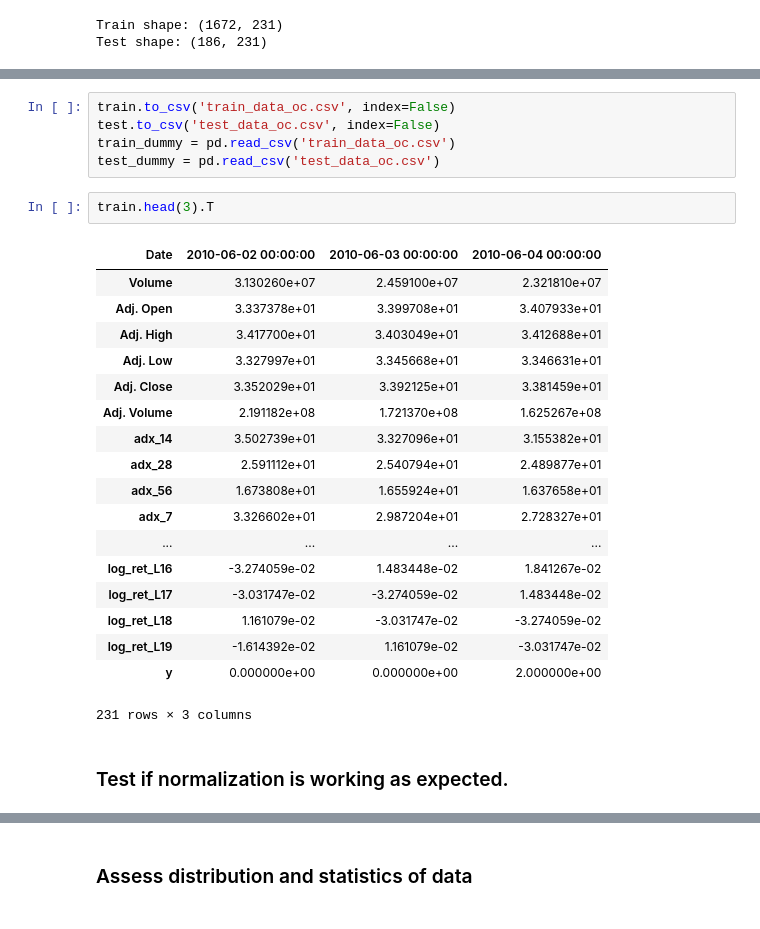
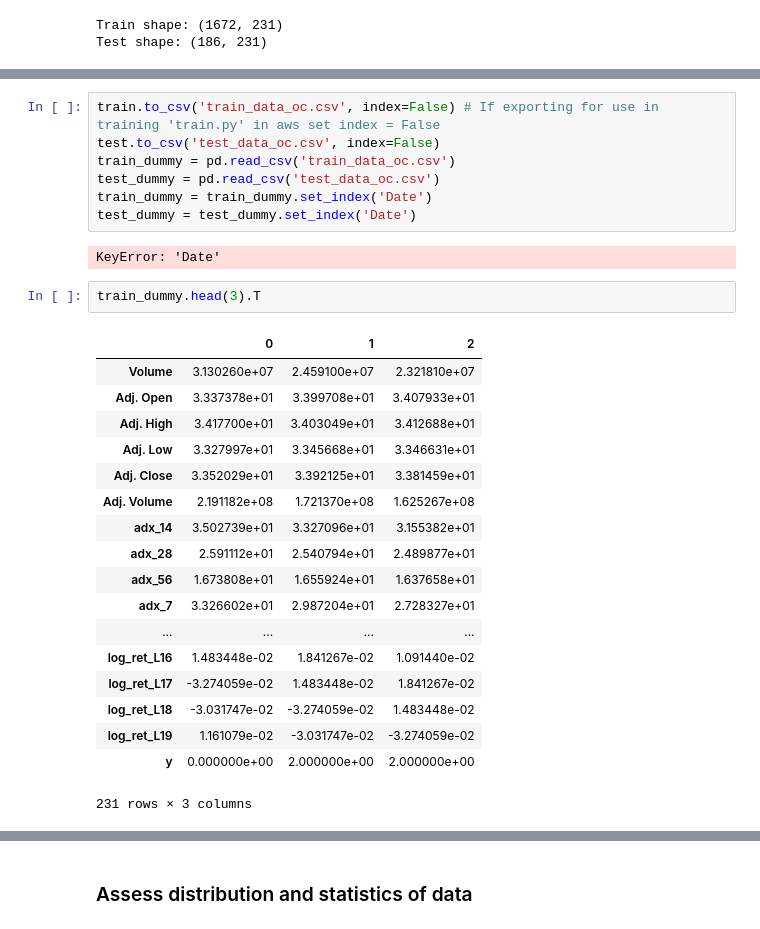
Before and after one commit to surfertas/quantitative_finance, a Jupyter notebook: strategies/rnn_classifier/2-3_time_series_prediction_feature_engineering_v5.ipynb, the cells around one changed output, grey strips where cells are left out. Cells and saved outputs as stored; diff of their text form.

```diff
--- a/strategies/rnn_classifier/2-3_time_series_prediction_feature_engineering_v5.ipynb
+++ b/strategies/rnn_classifier/2-3_time_series_prediction_feature_engineering_v5.ipynb
@@ -401,12 +455,16 @@ Test shape: (186, 231)
 # %%
-train.to_csv('train_data_oc.csv', index=False)
+train.to_csv('train_data_oc.csv', index=False) # If exporting for use in training 'train.py' in aws set index = False
 test.to_csv('test_data_oc.csv', index=False)
 train_dummy = pd.read_csv('train_data_oc.csv')
 test_dummy = pd.read_csv('test_data_oc.csv')
+train_dummy = train_dummy.set_index('Date')
+test_dummy = test_dummy.set_index('Date')
+# %% [output]
+KeyError: 'Date'
 # %%
-train.head(3).T
+train_dummy.head(3).T
 # %% [output]
-| Date | 2010-06-02 00:00:00 | 2010-06-03 00:00:00 | 2010-06-04 00:00:00 |
+|  | 0 | 1 | 2 |
 | Volume | 3.130260e+07 | 2.459100e+07 | 2.321810e+07 |
 | Adj. Open | 3.337378e+01 | 3.399708e+01 | 3.407933e+01 |
 | Adj. High | 3.417700e+01 | 3.403049e+01 | 3.412688e+01 |
@@ -418,11 +476,9 @@ train.head(3).T
 | adx_56 | 1.673808e+01 | 1.655924e+01 | 1.637658e+01 |
 | adx_7 | 3.326602e+01 | 2.987204e+01 | 2.728327e+01 |
 | ... | ... | ... | ... |
-| log_ret_L16 | -3.274059e-02 | 1.483448e-02 | 1.841267e-02 |
-| log_ret_L17 | -3.031747e-02 | -3.274059e-02 | 1.483448e-02 |
-| log_ret_L18 | 1.161079e-02 | -3.031747e-02 | -3.274059e-02 |
-| log_ret_L19 | -1.614392e-02 | 1.161079e-02 | -3.031747e-02 |
-| y | 0.000000e+00 | 0.000000e+00 | 2.000000e+00 |
+| log_ret_L16 | 1.483448e-02 | 1.841267e-02 | 1.091440e-02 |
+| log_ret_L17 | -3.274059e-02 | 1.483448e-02 | 1.841267e-02 |
+| log_ret_L18 | -3.031747e-02 | -3.274059e-02 | 1.483448e-02 |
+| log_ret_L19 | 1.161079e-02 | -3.031747e-02 | -3.274059e-02 |
+| y | 0.000000e+00 | 2.000000e+00 | 2.000000e+00 |
 231 rows × 3 columns
-# %% [markdown]
-### Test if normalization is working as expected.
```
Also changed, not shown: parts of 28 cells of this notebook.
